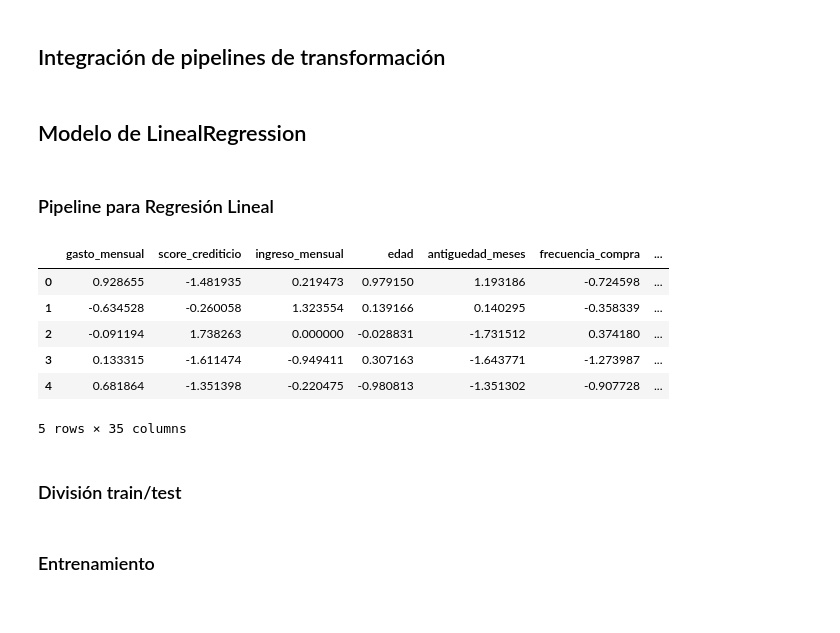
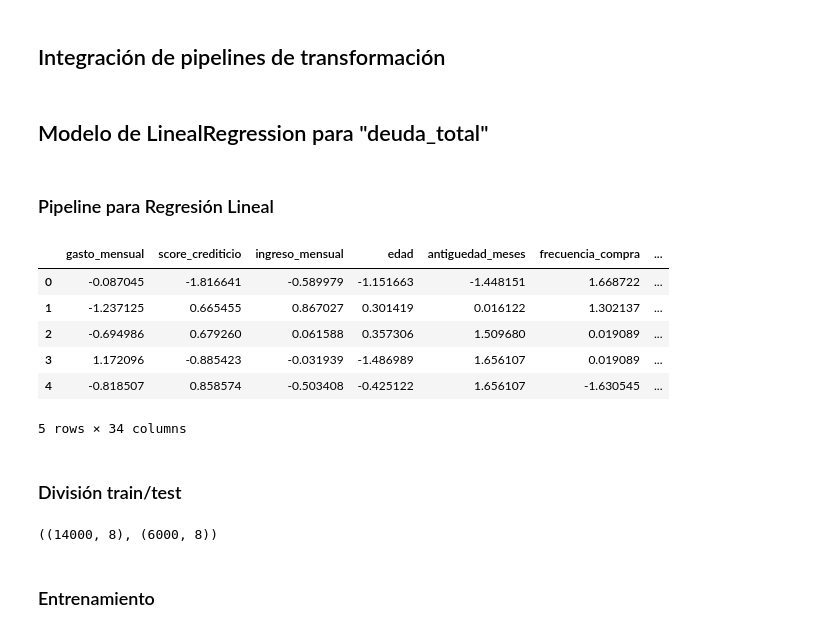
Before and after one commit to ramirezluna-david/proyecto_modelado_grp2, a Jupyter notebook: notebooks/modelos_supervisados_regression.ipynb, the cells around one changed output. Saved outputs shown, nothing was run; the diff lists cells and outputs as text; code cells hidden in the pictures.

```diff
--- a/notebooks/modelos_supervisados_regression.ipynb
+++ b/notebooks/modelos_supervisados_regression.ipynb
@@ -79,7 +79,7 @@ pipeline_numerical_features, pipeline_nominales, pipeline_ordinales, preprocesad
     orden_uso_app=orden_uso_app,
 )
 # %% [markdown]
-## Modelo de LinealRegression
+## Modelo de LinealRegression para "deuda_total"
 # %% [markdown]
 ### Pipeline para Regresión Lineal
 # %%
@@ -89,17 +89,25 @@ pipeline_limpieza = build_cleaning_pipeline_reg(preprocesador)
 # Define el pipeline para regresión lineal.
 pipeline_modelo_lr = build_linear_regression_pipeline()
 # %%
-# Aplica el pipeline de limpieza al dataset y obtiene el resultado transformado.
-data_transformada = aplicar_pipeline_limpieza(pipeline_limpieza, var_indep, var_dep, target_col="deuda_total")
-data_transformada.head()
+# Divide en train/test antes de ajustar el pipeline
+X_train_raw, X_test_raw, y_train, y_test = train_test_split(
+    var_indep, var_dep, test_size=0.3, random_state=29
+)
+
+# Ajusta el pipeline solo con train y transforma ambos conjuntos
+X_train_t, X_test_t = aplicar_pipeline_limpieza_train_test(
+    pipeline_limpieza, X_train_raw, X_test_raw
+)
+
+X_train_t.head()
 # %% [output]
 |  | gasto_mensual | score_crediticio | ingreso_mensual | edad | antiguedad_meses | frecuencia_compra | ... |
-| 0 | 0.928655 | -1.481935 | 0.219473 | 0.979150 | 1.193186 | -0.724598 | ... |
-| 1 | -0.634528 | -0.260058 | 1.323554 | 0.139166 | 0.140295 | -0.358339 | ... |
-| 2 | -0.091194 | 1.738263 | 0.000000 | -0.028831 | -1.731512 | 0.374180 | ... |
-| 3 | 0.133315 | -1.611474 | -0.949411 | 0.307163 | -1.643771 | -1.273987 | ... |
-| 4 | 0.681864 | -1.351398 | -0.220475 | -0.980813 | -1.351302 | -0.907728 | ... |
+| 0 | -0.087045 | -1.816641 | -0.589979 | -1.151663 | -1.448151 | 1.668722 | ... |
+| 1 | -1.237125 | 0.665455 | 0.867027 | 0.301419 | 0.016122 | 1.302137 | ... |
+| 2 | -0.694986 | 0.679260 | 0.061588 | 0.357306 | 1.509680 | 0.019089 | ... |
+| 3 | 1.172096 | -0.885423 | -0.031939 | -1.486989 | 1.656107 | 0.019089 | ... |
+| 4 | -0.818507 | 0.858574 | -0.503408 | -0.425122 | 1.656107 | -1.630545 | ... |
-5 rows × 35 columns
+5 rows × 34 columns
 # %%
 target = "deuda_total"
 mejores_variables_predictoras = [
@@ -117,7 +125,10 @@ y = data_transformada[target]
 # %% [markdown]
 ### División train/test
 # %%
-X_train, X_test, y_train, y_test = train_test_split(X, y, test_size=0.2, random_state=29)
+# El split ya se hizo antes del fit del pipeline
+X_train.shape, X_test.shape
+# %% [output]
+((14000, 8), (6000, 8))
 # %% [markdown]
 ### Entrenamiento
 # %%
```
Also changed, not shown: parts of 92 cells of this notebook, 2 other files.
